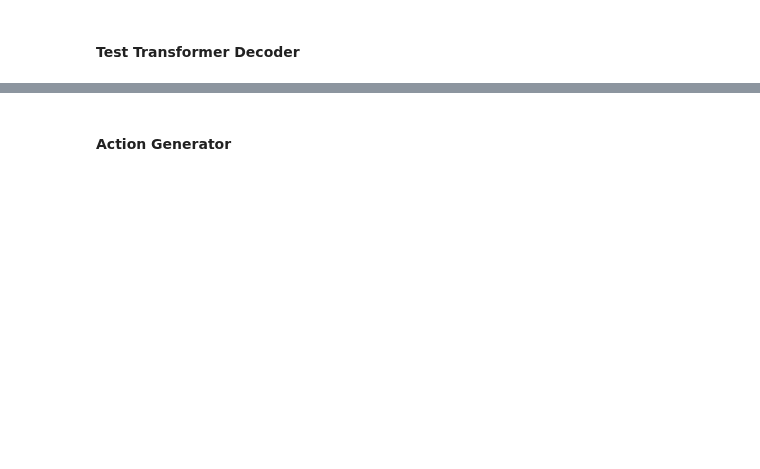
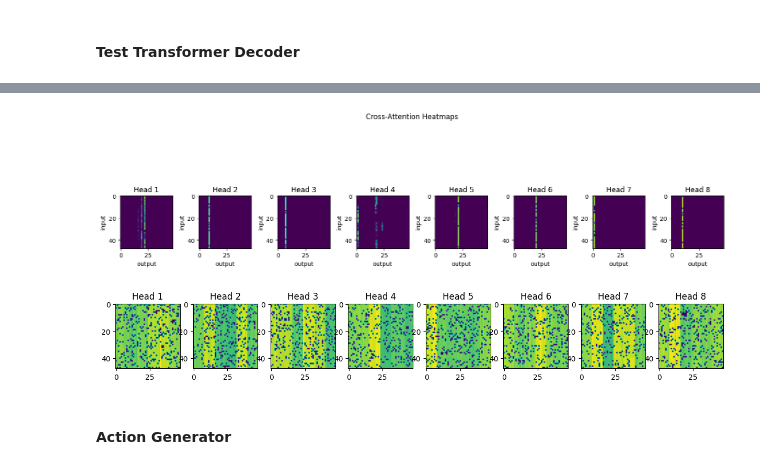
Before and after one commit to dric2018/smf_be, a Jupyter notebook: notebooks/Model.ipynb, the cells around one changed output, grey strips where cells are left out. Saved outputs shown, nothing was run; the diff lists cells and outputs as text; code cells hidden in the pictures; blank space fills up the shorter version.

```diff
--- a/notebooks/Model.ipynb
+++ b/notebooks/Model.ipynb
@@ -710,2 +422,10 @@ src_enc.shape
+# %%
+plot_cross_attention(cross_attn_ws)
+# %% [output]
+[figure, added]
+# %%
+plot_self_attention(self_attn_ws, example_idx=2)
+# %% [output]
+[figure, added]
 # %% [markdown]
 #### Action Generator
```
Also changed, not shown: parts of 35 cells of this notebook, 4 other files.
